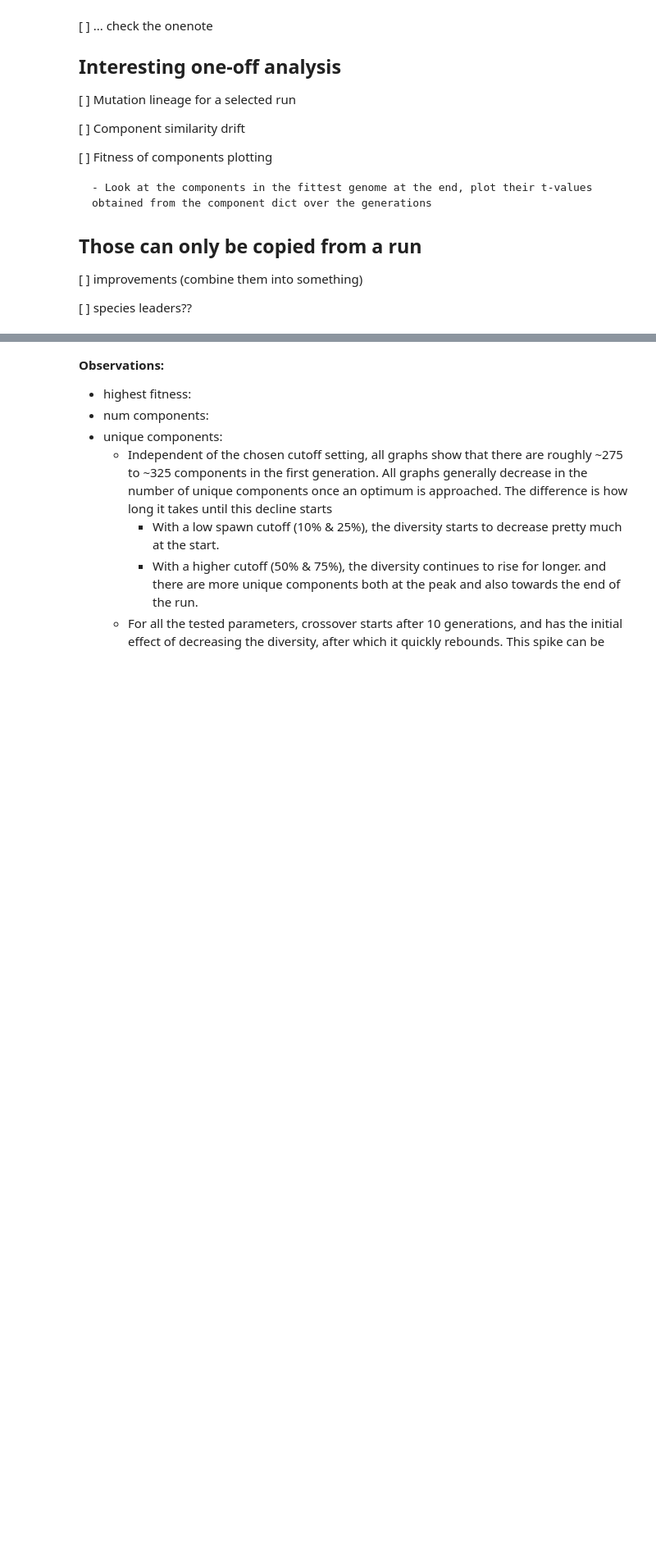
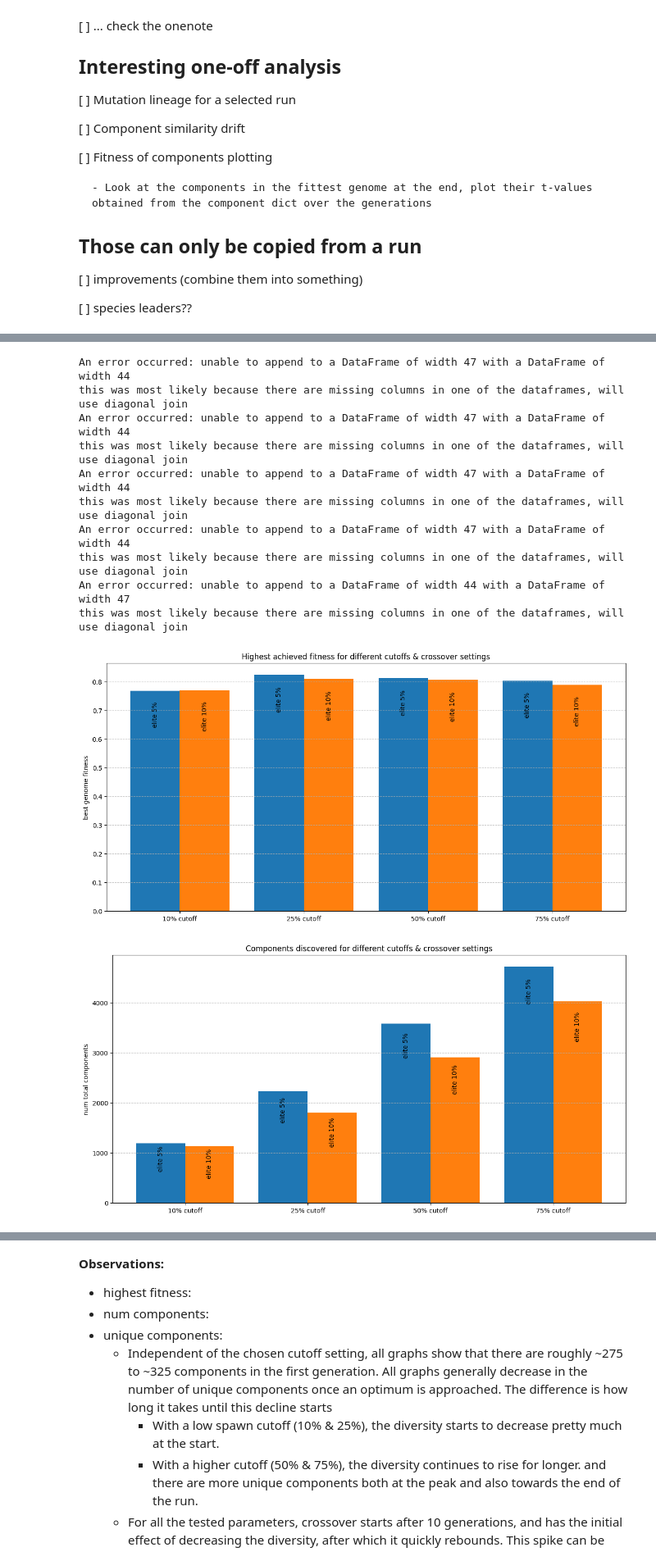
Before and after one commit to pastra98/EvolvePetriNets, a Jupyter notebook: analysis/analysis.ipynb, the cells around one changed output, grey strips where cells are left out. Shown at 82% size. Cells and saved outputs as stored; diff of their text form; code cells hidden in the pictures; blank space fills up the shorter version.

```diff
--- a/analysis/analysis.ipynb
+++ b/analysis/analysis.ipynb
@@ -176,0 +162,36 @@ The barcharts below show the setups using the different cutoff and crossover set
+# %%
+reload(sa)
+# TODO: update text above
+
+cutoff_elite_search = {
+    "cutoff 10% & elite 5%": {"spawn_cutoff": 0.1, "pop_perc_elite": 0.05}, "cutoff 10% & elite 10%": {"spawn_cutoff": 0.1, "pop_perc_elite": 0.1},
+    "cutoff 25% & elite 5%": {"spawn_cutoff": 0.25, "pop_perc_elite": 0.05}, "cutoff 25% & elite 10%": {"spawn_cutoff": 0.25, "pop_perc_elite": 0.1},
+    "cutoff 50% & elite 5%": {"spawn_cutoff": 0.50, "pop_perc_elite": 0.05}, "cutoff 50% & elite 10%": {"spawn_cutoff": 0.50, "pop_perc_elite": 0.1},
+    "cutoff 75% & elite 5%": {"spawn_cutoff": 0.75, "pop_perc_elite": 0.05}, "cutoff 75% & elite 10%": {"spawn_cutoff": 0.75, "pop_perc_elite": 0.1}
+}
+
+
+elite_plt_layout = [
+    ["cutoff 10% & elite 5%", "cutoff 10% & elite 10%"],
+    ["cutoff 25% & elite 5%", "cutoff 25% & elite 10%"],
+    ["cutoff 50% & elite 5%", "cutoff 50% & elite 10%"],
+    ["cutoff 75% & elite 5%", "cutoff 75% & elite 10%"]
+]
+
+elite_data_sources = sa.search_and_aggregate_param_results(res, cutoff_elite_search)
+strip_first_param = lambda l: l.split('&')[1].strip().split('\n')[0] # lambda to be applied on labels
+_ = sa.generalized_barplot(elite_plt_layout, elite_data_sources, "best_genome_fitness", title="Highest achieved fitness for different cutoffs & crossover settings", group_titles=["10% cutoff", "25% cutoff", "50% cutoff", "75% cutoff"], label_lambda=strip_first_param)
+_ = sa.generalized_barplot(elite_plt_layout, elite_data_sources, "num_total_components", title="Components discovered for different cutoffs & crossover settings", group_titles=["10% cutoff", "25% cutoff", "50% cutoff", "75% cutoff"], label_lambda=strip_first_param)
+# %% [output]
+An error occurred: unable to append to a DataFrame of width 47 with a DataFrame of width 44
+this was most likely because there are missing columns in one of the dataframes, will use diagonal join
+An error occurred: unable to append to a DataFrame of width 47 with a DataFrame of width 44
+this was most likely because there are missing columns in one of the dataframes, will use diagonal join
+An error occurred: unable to append to a DataFrame of width 47 with a DataFrame of width 44
+this was most likely because there are missing columns in one of the dataframes, will use diagonal join
+An error occurred: unable to append to a DataFrame of width 47 with a DataFrame of width 44
+this was most likely because there are missing columns in one of the dataframes, will use diagonal join
+An error occurred: unable to append to a DataFrame of width 44 with a DataFrame of width 47
+this was most likely because there are missing columns in one of the dataframes, will use diagonal join
+[figure, added]
+[figure, added]
```
Also changed, not shown: parts of 8 cells of this notebook.
